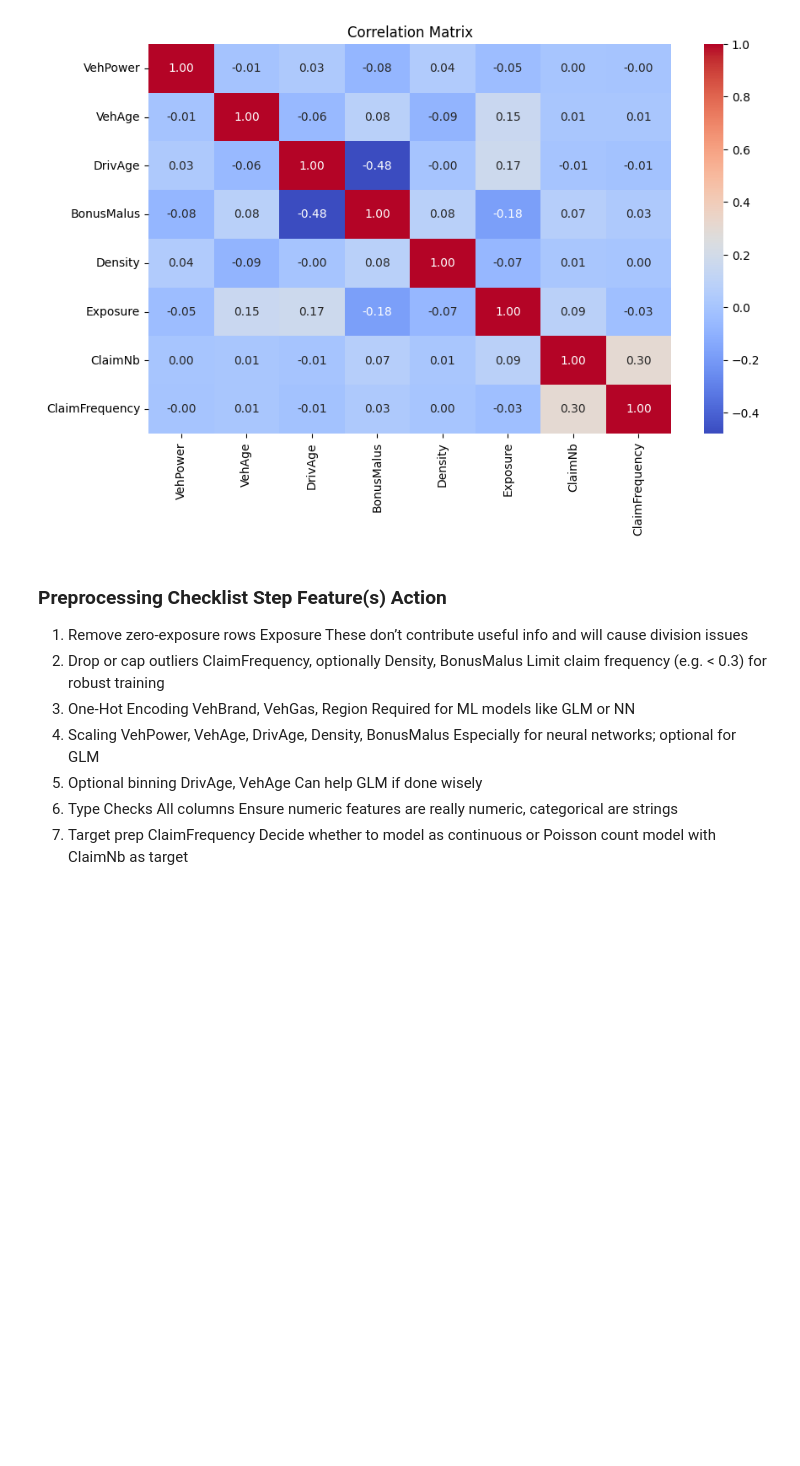
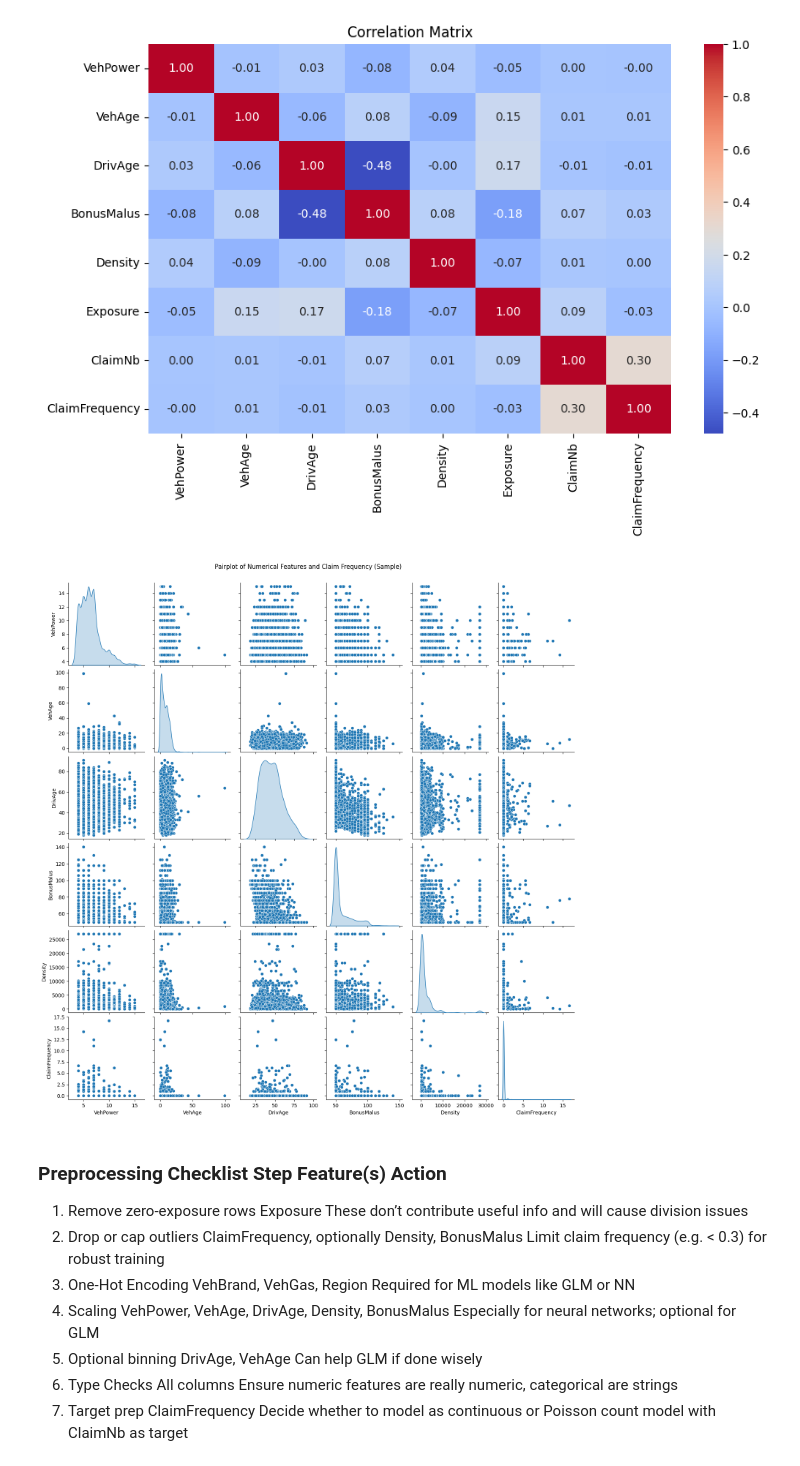
Before and after one commit to yannickhaenggi/CAS-ETH-ML-Project-2, a Jupyter notebook: src/Project 2 - Template.ipynb, the cells around one changed output. Saved outputs shown, nothing was run; the diff lists cells and outputs as text; code cells hidden in the pictures; blank space fills up the shorter version.

```diff
--- a/src/Project 2 - Template.ipynb
+++ b/src/Project 2 - Template.ipynb
@@ -140,6 +140,16 @@ plt.title('Correlation Matrix')
 plt.show()
 # %% [output]
 [figure]
+# %%
+# Select a small sample for better readability and speed
+df_sample = df[['VehPower', 'VehAge', 'DrivAge', 'BonusMalus', 'Density', 'ClaimFrequency']].sample(3000, random_state=23)
+
+# Create the pairplot
+sns.pairplot(df_sample, diag_kind='kde')
+plt.suptitle("Pairplot of Numerical Features and Claim Frequency (Sample)", y=1.02)
+plt.show()
+# %% [output]
+[figure, added]
 # %% [markdown]
 ### Preprocessing Checklist Step	Feature(s)	Action
 1. Remove zero-exposure rows	Exposure	These don’t contribute useful info and will cause division issues
```
Also changed, not shown: parts of 20 cells of this notebook.
